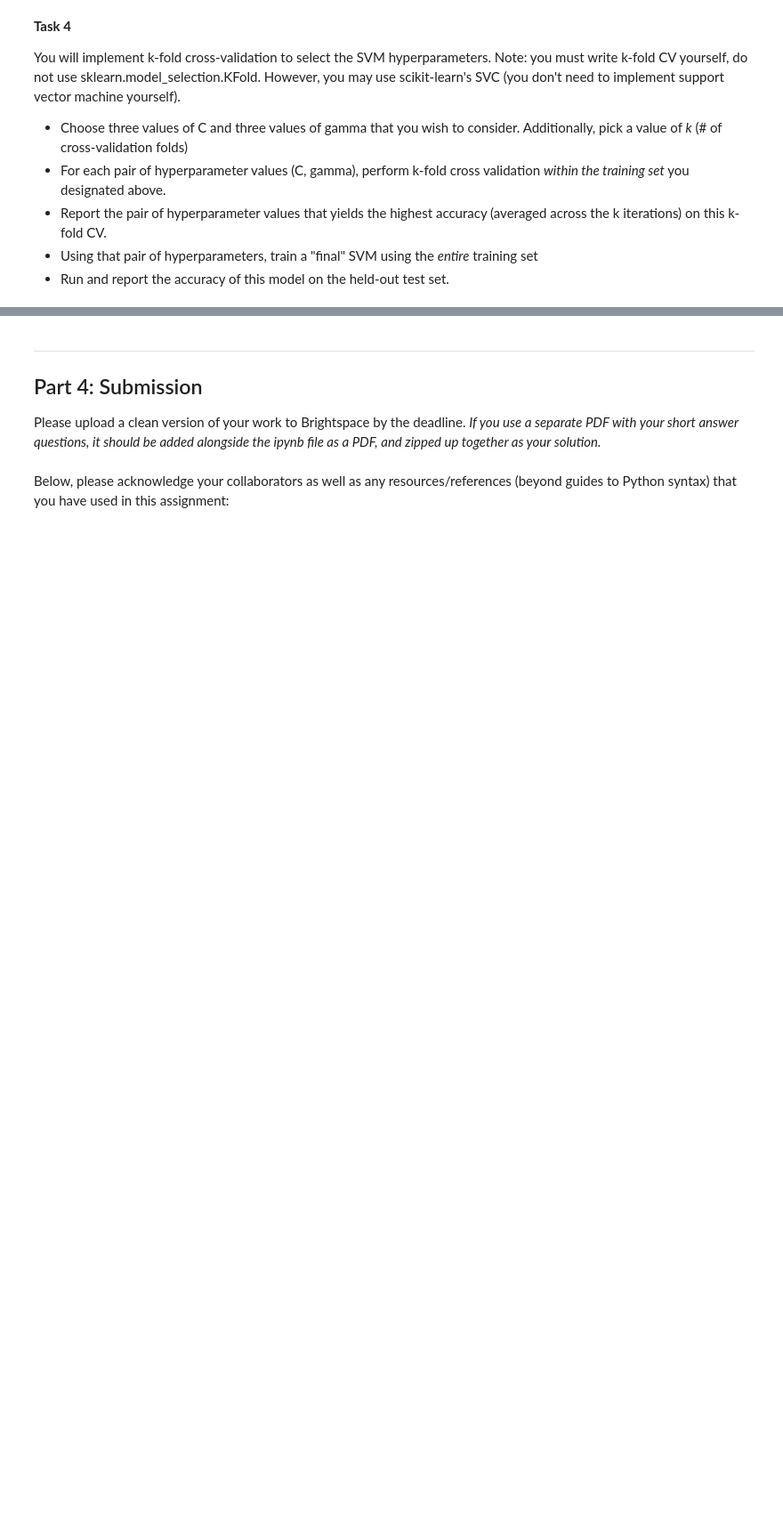
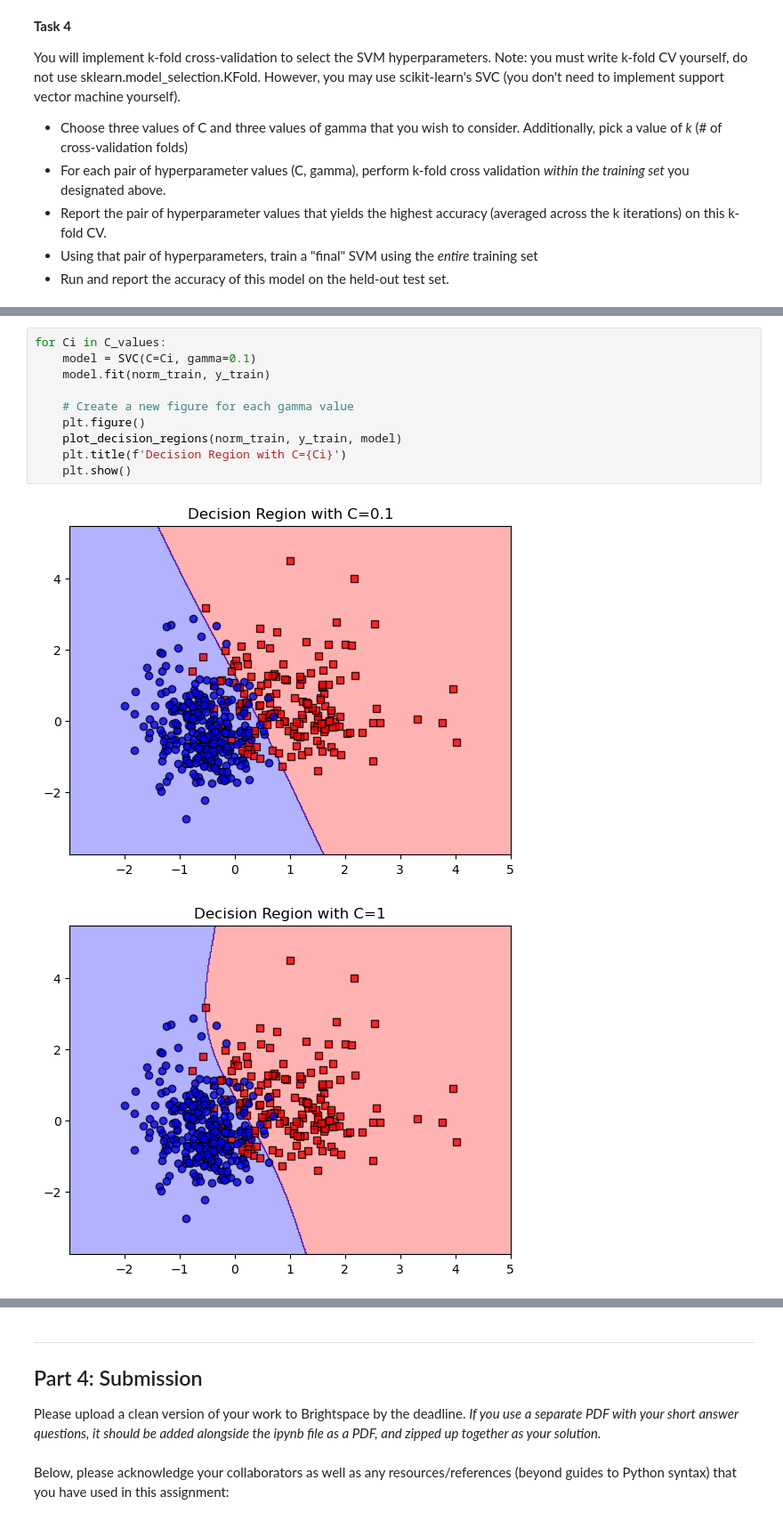
Before and after one commit to JayLi1209/cs4262-5262-2024S, a Jupyter notebook: Assignment3/Assignment3-GDA.ipynb, the cells around one changed output, grey strips where cells are left out. Shown: that part at 89% size. Saved outputs shown, nothing was run; the diff lists cells and outputs as text; blank space fills up the shorter version.

```diff
--- a/Assignment3/Assignment3-GDA.ipynb
+++ b/Assignment3/Assignment3-GDA.ipynb
@@ -529,0 +632,13 @@ def plot_decision_regions(X, y, classifier, resolution=0.02):
+# %%
+for Ci in C_values:
+    model = SVC(C=Ci, gamma=0.1)
+    model.fit(norm_train, y_train)
+
+    # Create a new figure for each gamma value
+    plt.figure()
+    plot_decision_regions(norm_train, y_train, model)
+    plt.title(f'Decision Region with C={Ci}')
+    plt.show()
+# %% [output]
+[figure, added]
+[figure, added]
```
Also changed, not shown: parts of 11 cells of this notebook.
